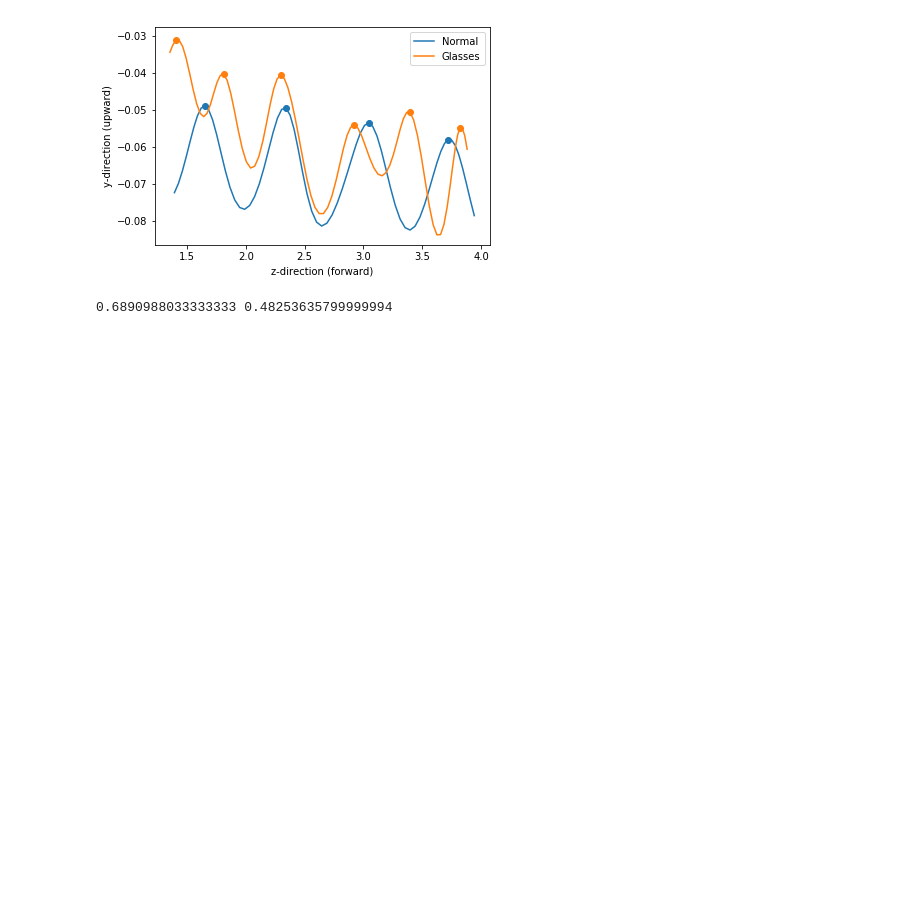
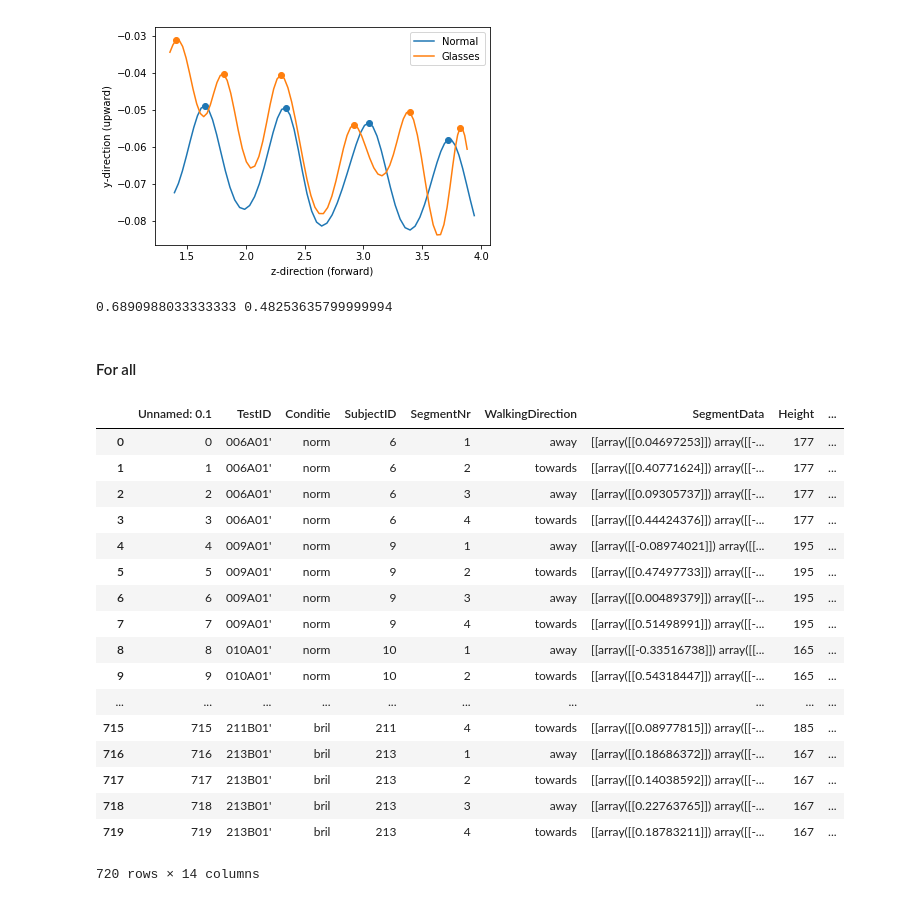
Before and after one commit to VivienvV/fallrisk, a Jupyter notebook: Machine_learning/s_stepLength.ipynb, the cells around one changed output. Drawn from its saved outputs; the diff is of its cells as text; code cells hidden in the pictures; blank space fills up the shorter version.

Commit message:
step length for all people

```diff
--- a/Machine_learning/s_stepLength.ipynb
+++ b/Machine_learning/s_stepLength.ipynb
@@ -4,7 +4,7 @@ import pandas as pd
 import matplotlib.pyplot as plt
 import scipy.signal as sps
 # %%
-df_data = pd.read_csv("../Data/preprocessed_full_data.csv")
+df_data = pd.read_csv("../Data/preprocessed_Oppervlakte_STD.csv")
 df_data = df_data.drop("Unnamed: 0", axis=1)
 # display(df_data)
 # %%
@@ -54,3 +54,41 @@ b_dis = np.mean(np.diff(b_xs))
 print(n_dis, b_dis)
 # %% [output]
 0.6890988033333333 0.48253635799999994
+# %% [markdown]
+#### For all
+# %%
+def distance(sd_arr):
+    peaks, _ = sps.find_peaks(sd_arr[:,1], height=(None,0))
+    xs = [sd_arr[:,2][peak] for peak in peaks]
+    return np.absolute(np.mean(np.diff(xs)))
+# %%
+distances = []
+for i in range(0, 720):
+    sd = df_data["SegmentData"][i]
+    sd_arr = string_to_ndarray(sd)
+    dis = distance(sd_arr)
+    distances.append(dis)
+
+col = pd.Series(distances)
+df_data["AverageStepLength"] = col.values
+# %%
+display(df_data)
+# %% [output]
+|  | Unnamed: 0.1 | TestID | Conditie | SubjectID | SegmentNr | WalkingDirection | SegmentData | Height | ... |
+| 0 | 0 | 006A01' | norm | 6 | 1 | away | [[array([[0.04697253]]) array([[-... | 177 | ... |
+| 1 | 1 | 006A01' | norm | 6 | 2 | towards | [[array([[0.40771624]]) array([[-... | 177 | ... |
+| 2 | 2 | 006A01' | norm | 6 | 3 | away | [[array([[0.09305737]]) array([[-... | 177 | ... |
+| 3 | 3 | 006A01' | norm | 6 | 4 | towards | [[array([[0.44424376]]) array([[-... | 177 | ... |
+| 4 | 4 | 009A01' | norm | 9 | 1 | away | [[array([[-0.08974021]]) array([[... | 195 | ... |
+| 5 | 5 | 009A01' | norm | 9 | 2 | towards | [[array([[0.47497733]]) array([[-... | 195 | ... |
+| 6 | 6 | 009A01' | norm | 9 | 3 | away | [[array([[0.00489379]]) array([[-... | 195 | ... |
+| 7 | 7 | 009A01' | norm | 9 | 4 | towards | [[array([[0.51498991]]) array([[-... | 195 | ... |
+| 8 | 8 | 010A01' | norm | 10 | 1 | away | [[array([[-0.33516738]]) array([[... | 165 | ... |
+| 9 | 9 | 010A01' | norm | 10 | 2 | towards | [[array([[0.54318447]]) array([[-... | 165 | ... |
+| ... | ... | ... | ... | ... | ... | ... | ... | ... | ... |
+| 715 | 715 | 211B01' | bril | 211 | 4 | towards | [[array([[0.08977815]]) array([[-... | 185 | ... |
+| 716 | 716 | 213B01' | bril | 213 | 1 | away | [[array([[0.18686372]]) array([[-... | 167 | ... |
+| 717 | 717 | 213B01' | bril | 213 | 2 | towards | [[array([[0.14038592]]) array([[-... | 167 | ... |
+| 718 | 718 | 213B01' | bril | 213 | 3 | away | [[array([[0.22763765]]) array([[-... | 167 | ... |
+| 719 | 719 | 213B01' | bril | 213 | 4 | towards | [[array([[0.18783211]]) array([[-... | 167 | ... |
+720 rows × 14 columns
```
Also changed, not shown: parts of 1 cell of this notebook, 1 other file.
